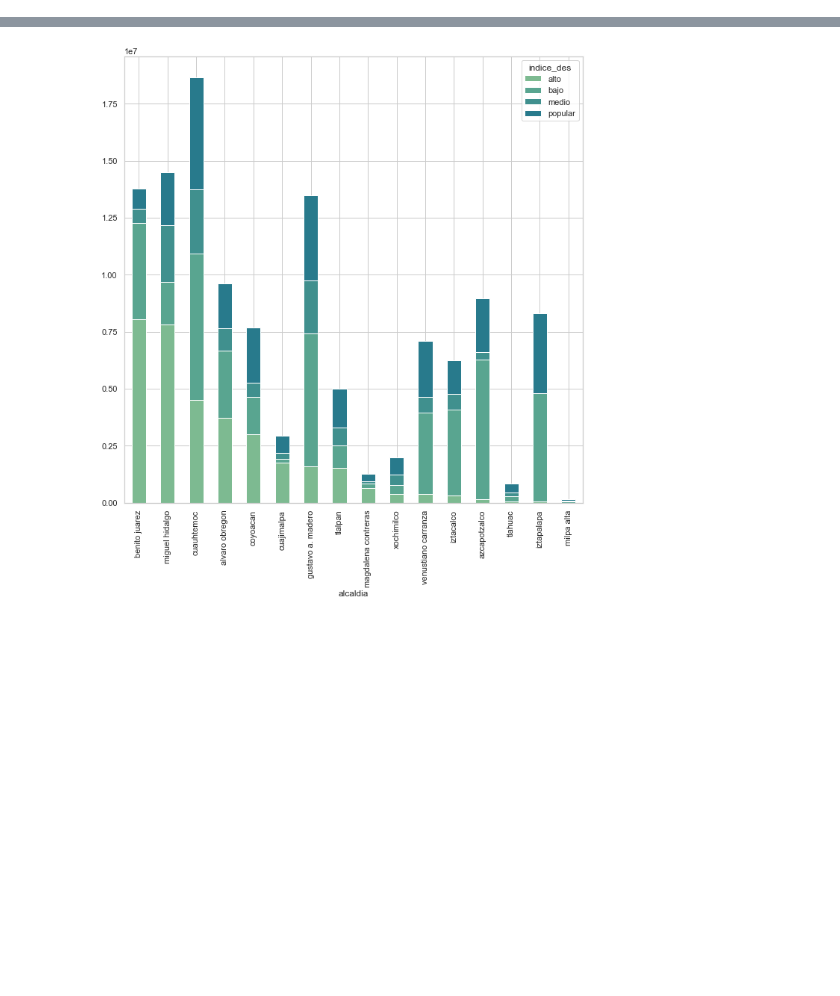
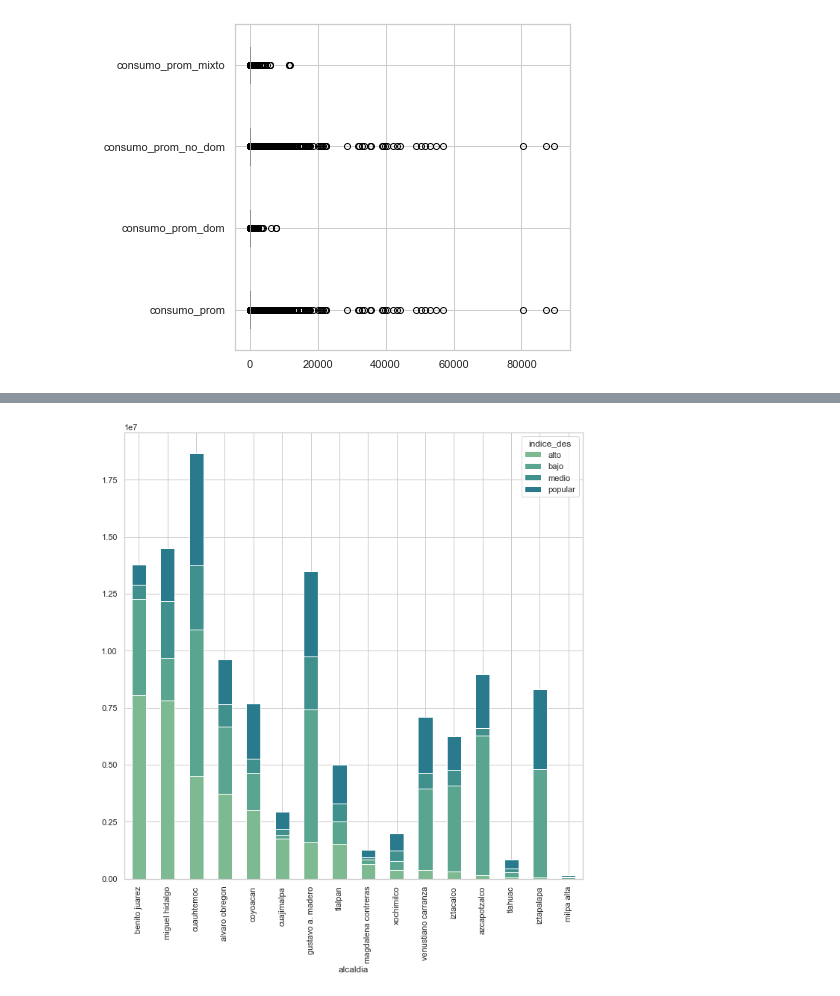
Before and after one commit to ElenaVillano/eda_geda_conagua, a Jupyter notebook: Ele_graphics.ipynb, the cells around one changed output, grey strips where cells are left out. Drawn from its saved outputs; the diff is of its cells as text; code cells hidden in the pictures; blank space fills up the shorter version.

```diff
--- a/Ele_graphics.ipynb
+++ b/Ele_graphics.ipynb
@@ -194,0 +93,11 @@ plt1 = sns.barplot(x="value", y="alcaldia",
+# %%
+df[['consumo_prom',
+    'consumo_prom_dom',
+    'consumo_prom_no_dom',
+    'consumo_prom_mixto']].boxplot(vert=False,
+                                  figsize=[6,6])\
+.set_xlabel('Consumo agua (m3)')
+
+plt.show()
+# %% [output]
+[figure, added]
```
Also changed, not shown: parts of 43 cells of this notebook.
